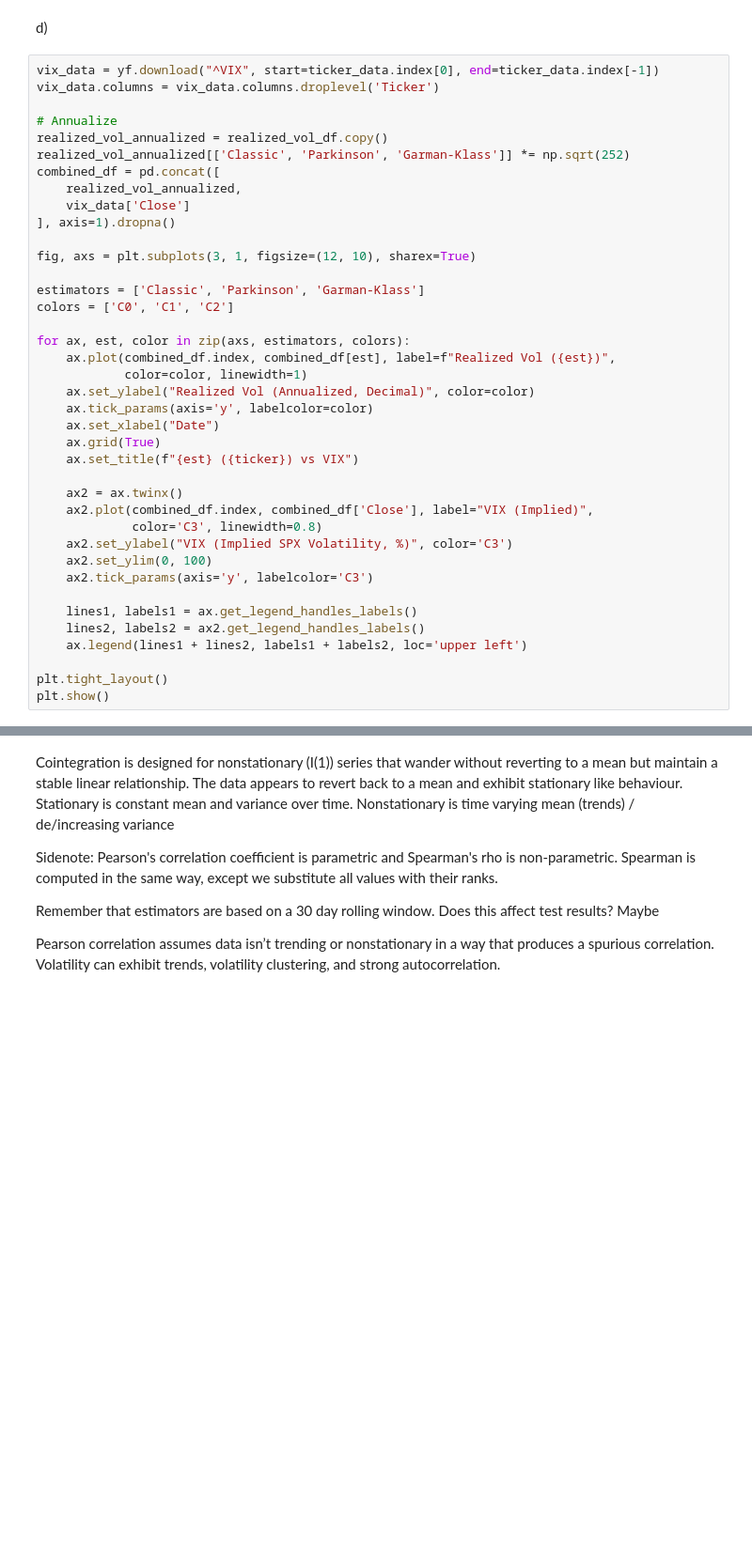
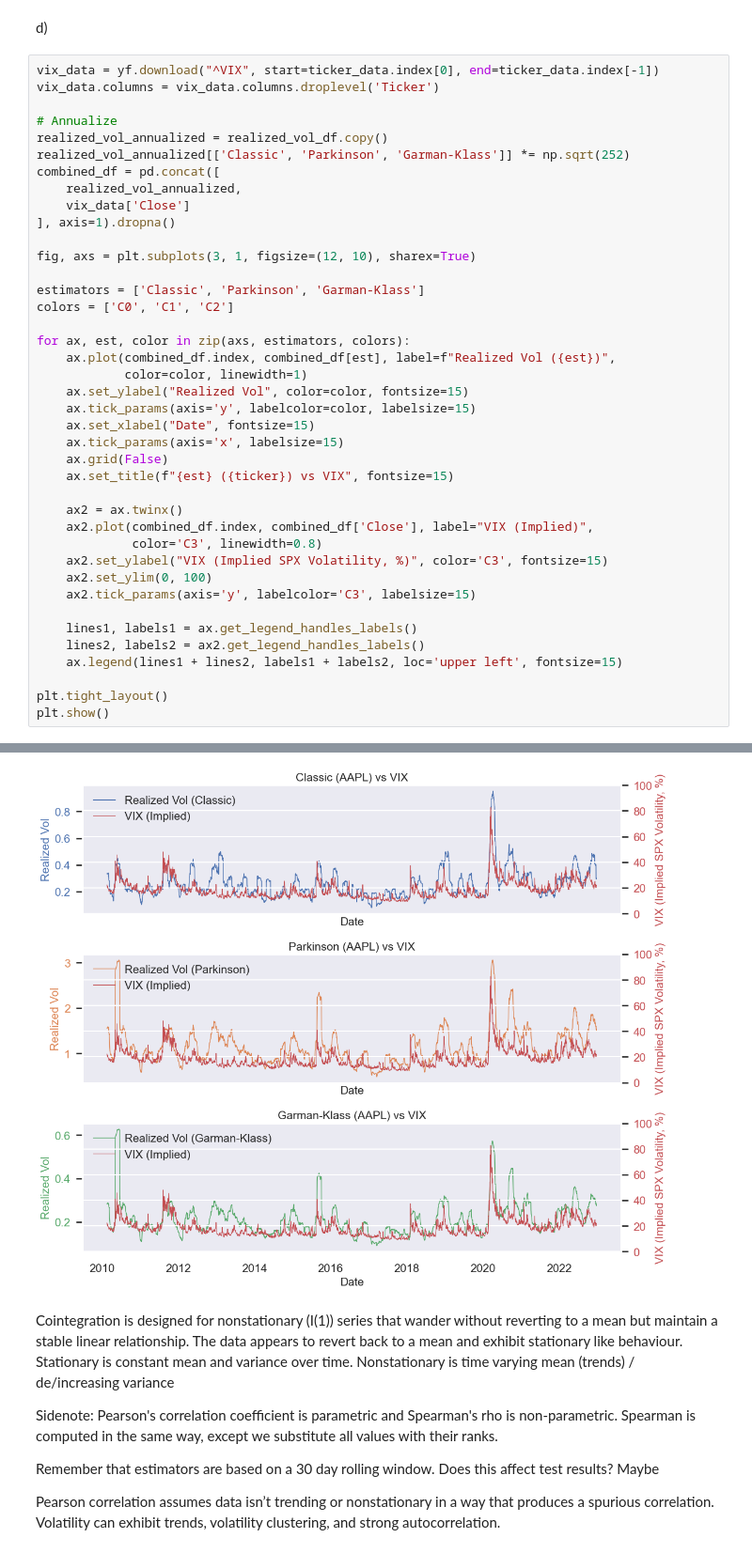
Before and after one commit to kshnva/Computational-Finance, a Jupyter notebook: 1-1.ipynb, the cells around one changed output, grey strips where cells are left out. Shown at 94% size. Cells and saved outputs as stored; diff of their text form; blank space fills up the shorter version.

```diff
--- a/1-1.ipynb
+++ b/1-1.ipynb
@@ -169,22 +192,24 @@ colors = ['C0', 'C1', 'C2']
 for ax, est, color in zip(axs, estimators, colors):
     ax.plot(combined_df.index, combined_df[est], label=f"Realized Vol ({est})",
             color=color, linewidth=1)
-    ax.set_ylabel("Realized Vol (Annualized, Decimal)", color=color)
-    ax.tick_params(axis='y', labelcolor=color)
-    ax.set_xlabel("Date")
-    ax.grid(True)
-    ax.set_title(f"{est} ({ticker}) vs VIX")
+    ax.set_ylabel("Realized Vol", color=color, fontsize=15)
+    ax.tick_params(axis='y', labelcolor=color, labelsize=15)
+    ax.set_xlabel("Date", fontsize=15)
+    ax.tick_params(axis='x', labelsize=15)
+    ax.grid(False)
+    ax.set_title(f"{est} ({ticker}) vs VIX", fontsize=15)
 
     ax2 = ax.twinx()
     ax2.plot(combined_df.index, combined_df['Close'], label="VIX (Implied)",
              color='C3', linewidth=0.8)
-    ax2.set_ylabel("VIX (Implied SPX Volatility, %)", color='C3')
+    ax2.set_ylabel("VIX (Implied SPX Volatility, %)", color='C3', fontsize=15)
     ax2.set_ylim(0, 100)
-    ax2.tick_params(axis='y', labelcolor='C3')
+    ax2.tick_params(axis='y', labelcolor='C3', labelsize=15)
 
     lines1, labels1 = ax.get_legend_handles_labels()
     lines2, labels2 = ax2.get_legend_handles_labels()
-    ax.legend(lines1 + lines2, labels1 + labels2, loc='upper left')
+    ax.legend(lines1 + lines2, labels1 + labels2, loc='upper left', fontsize=15)
 
 plt.tight_layout()
 plt.show()
+# %% [output]
@@ -191,3 +217,4 @@ plt.show()
+[figure, added]
 # %% [markdown]
 Cointegration is designed for nonstationary (I(1)) series that wander without reverting to a mean but maintain a stable linear relationship.
 The data appears to revert back to a mean and exhibit stationary like behaviour.
```
Also changed, not shown: parts of 19 cells of this notebook, 1 other file.
